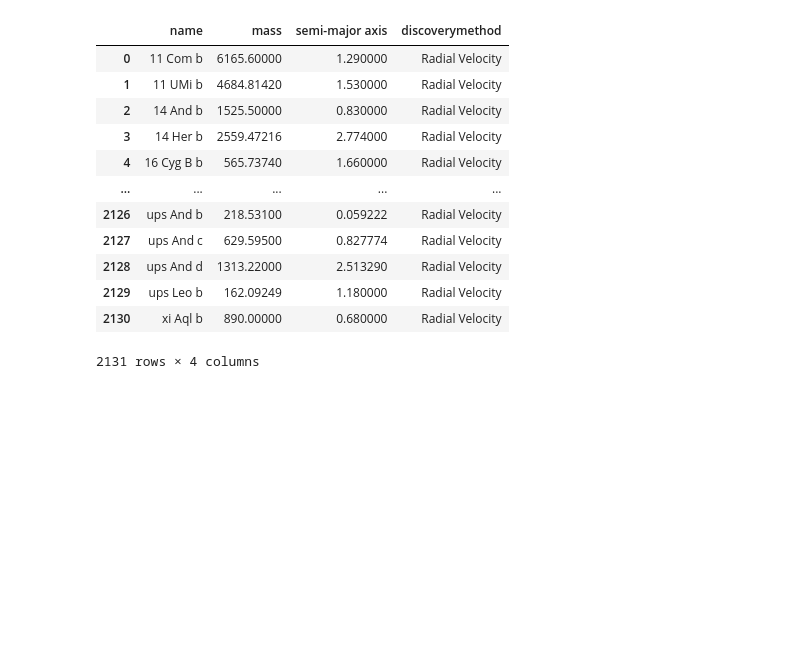
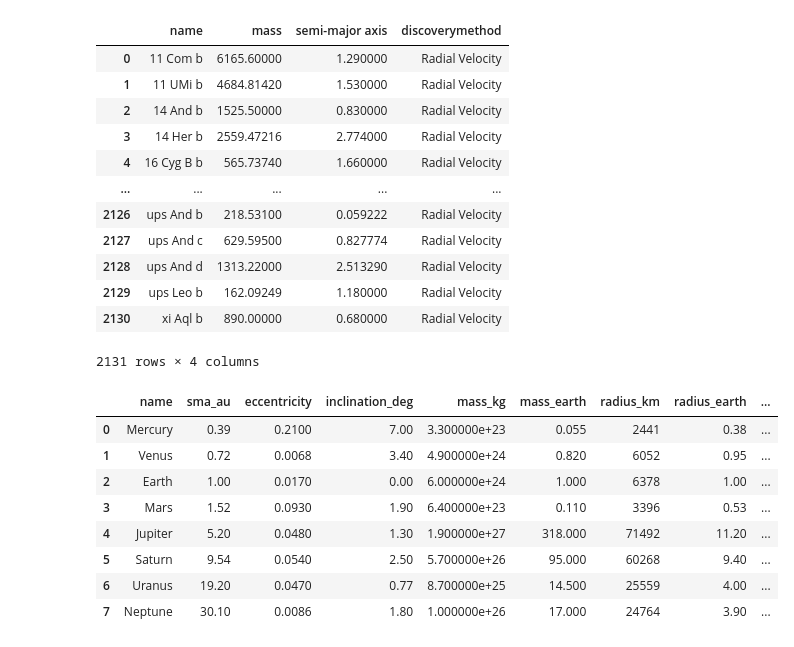
Before and after one commit to kemasuda/physics_seminar_2025, a Jupyter notebook: kadai/1_sol.ipynb, the cells around one changed output. Cells and saved outputs as stored; diff of their text form; code cells hidden in the pictures; blank space fills up the shorter version.

```diff
--- a/kadai/1_sol.ipynb
+++ b/kadai/1_sol.ipynb
@@ -33,3 +35,15 @@ idx_doppler = (disc == 'Radial Velocity')
+# %%
+dsol
+# %% [output]
+|  | name | sma_au | eccentricity | inclination_deg | mass_kg | mass_earth | radius_km | radius_earth | ... |
+| 0 | Mercury | 0.39 | 0.2100 | 7.00 | 3.300000e+23 | 0.055 | 2441 | 0.38 | ... |
+| 1 | Venus | 0.72 | 0.0068 | 3.40 | 4.900000e+24 | 0.820 | 6052 | 0.95 | ... |
+| 2 | Earth | 1.00 | 0.0170 | 0.00 | 6.000000e+24 | 1.000 | 6378 | 1.00 | ... |
+| 3 | Mars | 1.52 | 0.0930 | 1.90 | 6.400000e+23 | 0.110 | 3396 | 0.53 | ... |
+| 4 | Jupiter | 5.20 | 0.0480 | 1.30 | 1.900000e+27 | 318.000 | 71492 | 11.20 | ... |
+| 5 | Saturn | 9.54 | 0.0540 | 2.50 | 5.700000e+26 | 95.000 | 60268 | 9.40 | ... |
+| 6 | Uranus | 19.20 | 0.0470 | 0.77 | 8.700000e+25 | 14.500 | 25559 | 4.00 | ... |
+| 7 | Neptune | 30.10 | 0.0086 | 1.80 | 1.000000e+26 | 17.000 | 24764 | 3.90 | ... |
 # %%
 plt.yscale("log")
 plt.xscale("log")
```
Also changed, not shown: parts of 2 cells of this notebook.
